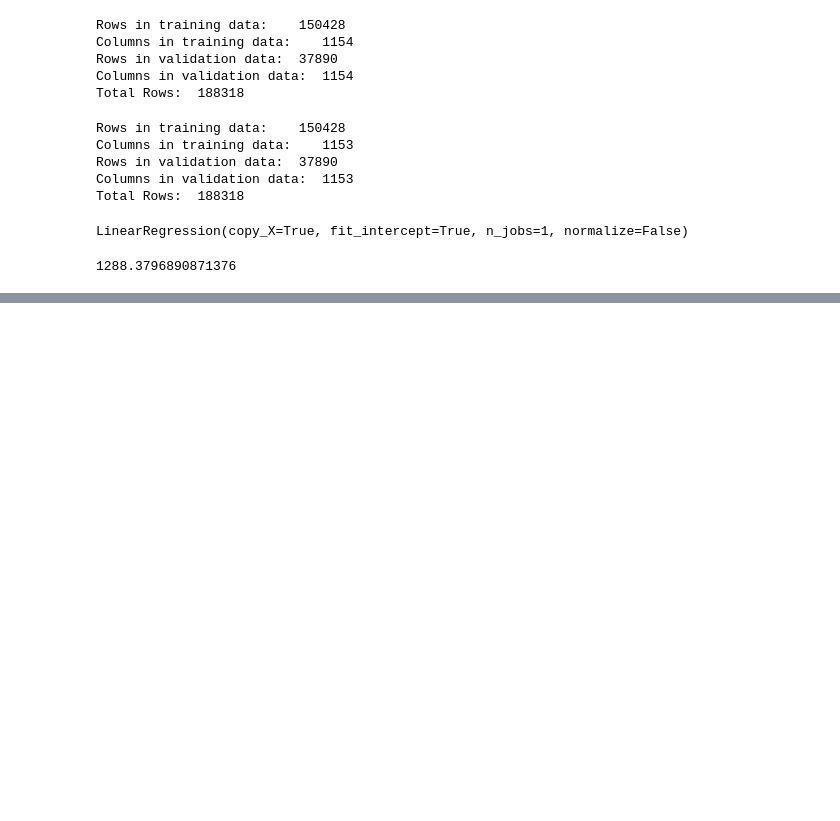
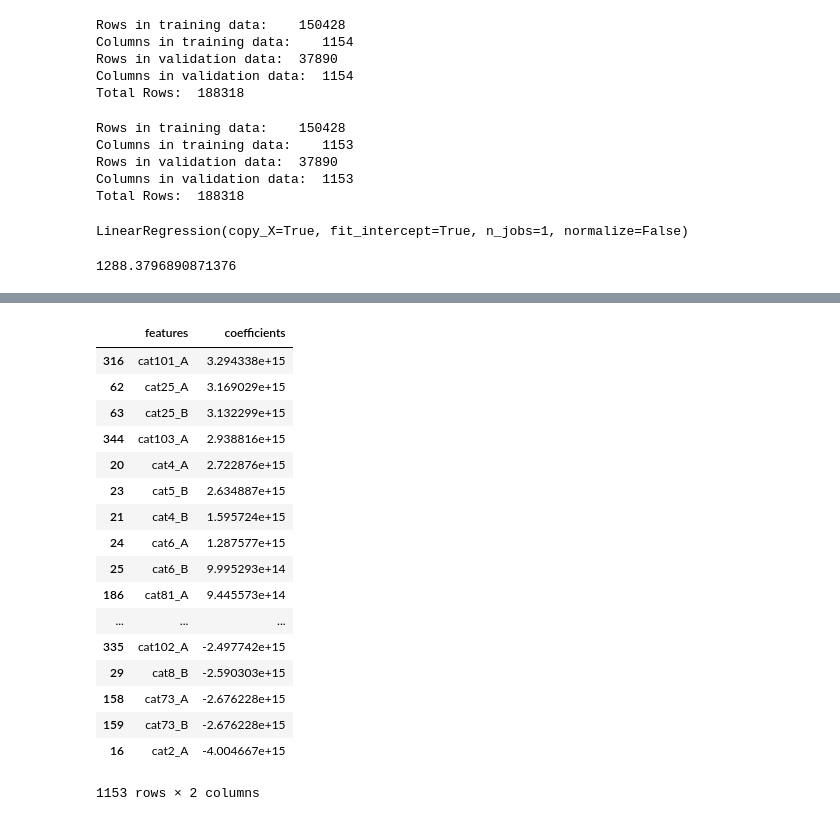
Before and after one commit to matt-negrin/kaggle_allstate, a Jupyter notebook: scratchwork.ipynb, the cells around one changed output, grey strips where cells are left out. Cells and saved outputs as stored; diff of their text form; code cells hidden in the pictures; blank space fills up the shorter version.

```diff
--- a/scratchwork.ipynb
+++ b/scratchwork.ipynb
@@ -189,0 +215,22 @@ np.mean(abs(output_train['error']))
+# %%
+coefficients = pd.DataFrame(list(zip(x_train.columns, regr.coef_)), columns = ['features', 'coefficients'])
+coefficients.sort('coefficients', ascending = 0)
+# %% [output]
+|  | features | coefficients |
+| 316 | cat101_A | 3.294338e+15 |
+| 62 | cat25_A | 3.169029e+15 |
+| 63 | cat25_B | 3.132299e+15 |
+| 344 | cat103_A | 2.938816e+15 |
+| 20 | cat4_A | 2.722876e+15 |
+| 23 | cat5_B | 2.634887e+15 |
+| 21 | cat4_B | 1.595724e+15 |
+| 24 | cat6_A | 1.287577e+15 |
+| 25 | cat6_B | 9.995293e+14 |
+| 186 | cat81_A | 9.445573e+14 |
+| ... | ... | ... |
+| 335 | cat102_A | -2.497742e+15 |
+| 29 | cat8_B | -2.590303e+15 |
+| 158 | cat73_A | -2.676228e+15 |
+| 159 | cat73_B | -2.676228e+15 |
+| 16 | cat2_A | -4.004667e+15 |
+1153 rows × 2 columns
```
Also changed, not shown: parts of 3 cells of this notebook, 4 other files.
